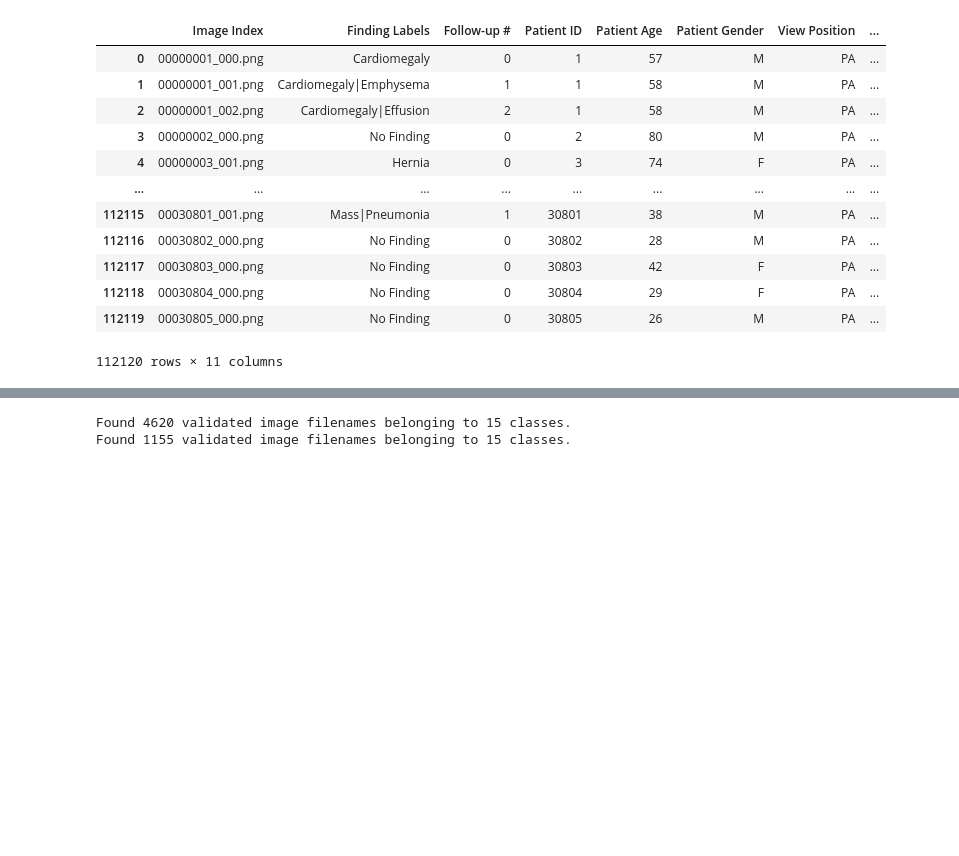
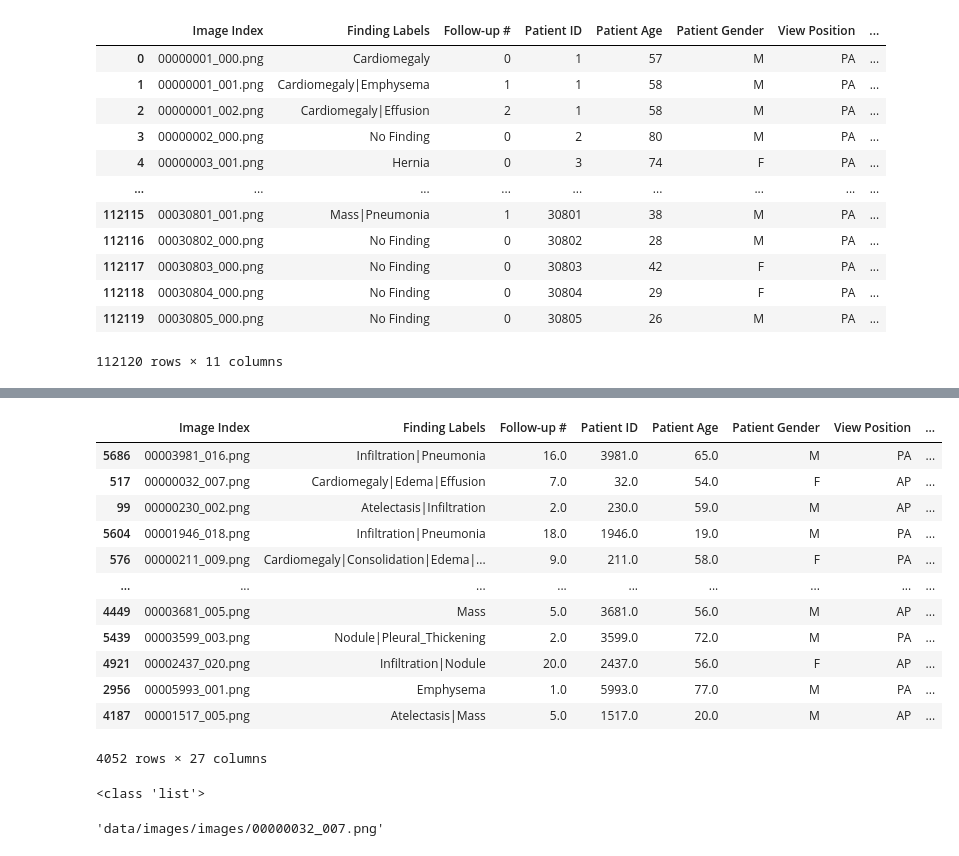
Before and after one commit to Abzzt/adl, a Jupyter notebook: data_proccessing.ipynb, the cells around one changed output, grey strips where cells are left out. Drawn from its saved outputs; the diff is of its cells as text; code cells hidden in the pictures; blank space fills up the shorter version.

```diff
--- a/data_proccessing.ipynb
+++ b/data_proccessing.ipynb
@@ -134,0 +184,24 @@ train_df
+# %%
+train_df
+# %% [output]
+|  | Image Index | Finding Labels | Follow-up # | Patient ID | Patient Age | Patient Gender | View Position | ... |
+| 5686 | 00003981_016.png | Infiltration|Pneumonia | 16.0 | 3981.0 | 65.0 | M | PA | ... |
+| 517 | 00000032_007.png | Cardiomegaly|Edema|Effusion | 7.0 | 32.0 | 54.0 | F | AP | ... |
+| 99 | 00000230_002.png | Atelectasis|Infiltration | 2.0 | 230.0 | 59.0 | M | AP | ... |
+| 5604 | 00001946_018.png | Infiltration|Pneumonia | 18.0 | 1946.0 | 19.0 | M | PA | ... |
+| 576 | 00000211_009.png | Cardiomegaly|Consolidation|Edema|... | 9.0 | 211.0 | 58.0 | F | PA | ... |
+| ... | ... | ... | ... | ... | ... | ... | ... | ... |
+| 4449 | 00003681_005.png | Mass | 5.0 | 3681.0 | 56.0 | M | AP | ... |
+| 5439 | 00003599_003.png | Nodule|Pleural_Thickening | 2.0 | 3599.0 | 72.0 | M | PA | ... |
+| 4921 | 00002437_020.png | Infiltration|Nodule | 20.0 | 2437.0 | 56.0 | F | AP | ... |
+| 2956 | 00005993_001.png | Emphysema | 1.0 | 5993.0 | 77.0 | M | PA | ... |
+| 4187 | 00001517_005.png | Atelectasis|Mass | 5.0 | 1517.0 | 20.0 | M | AP | ... |
+4052 rows × 27 columns
+# %%
+print(type(train_df.iloc[0]['labels']))
+# %% [output]
+<class 'list'>
+# %%
+train_df.iloc[1]['path']
+# %% [output]
+'data/images/images/00000032_007.png'
@@ -135,42 +210,3 @@ train_df
 # %%
 image_size = 224
 batch_size = 32
-# %%
-from tensorflow.keras.preprocessing.image import ImageDataGenerator
-
-core_idg = ImageDataGenerator(rescale=1 / 255,
-                                  samplewise_center=True,
-                                  samplewise_std_normalization=True,
-                                  horizontal_flip=True,
-                                  vertical_flip=False,
-                                  height_shift_range=0.2,
-                                  width_shift_range=0.2,
-                                  rotation_range=10,
-                                  shear_range=0.1,
-                                  fill_mode='nearest',
-                                  zoom_range=0.15)
-
-core_idg2 = ImageDataGenerator(rescale=1 / 255)
-
-train_gen = core_idg.flow_from_dataframe(dataframe=train_df,
-                                             directory=None,
-                                             x_col='path',
-                                             y_col='labels',
-                                             class_mode='categorical',
-                                             batch_size=batch_size,
-                                             classes=labels,
-                                             target_size=(image_size, image_size))
-
-valid_gen = core_idg2.flow_from_dataframe(dataframe=valid_df,
-                                             directory=None,
-                                             x_col='path',
-                                             y_col='labels',
-                                             class_mode='categorical',
-                                             batch_size=len(valid_df),
-                                             classes=labels,
-                                             target_size=(image_size, image_size))
-
-X_val, y_val = next(valid_gen)
-# %% [output]
-Found 4620 validated image filenames belonging to 15 classes.
-Found 1155 validated image filenames belonging to 15 classes.
```
Also changed, not shown: parts of 14 cells of this notebook, 6 other files.
